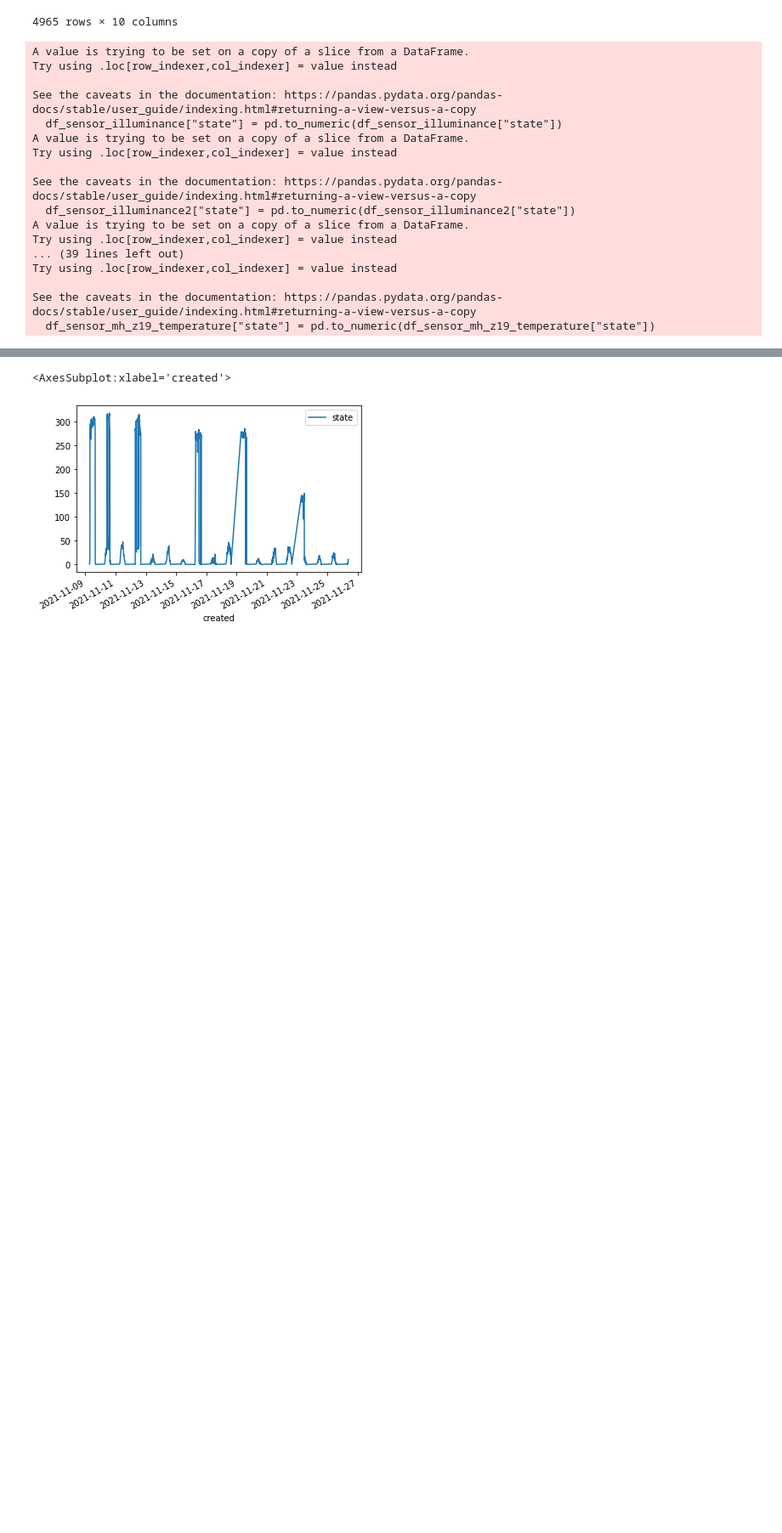
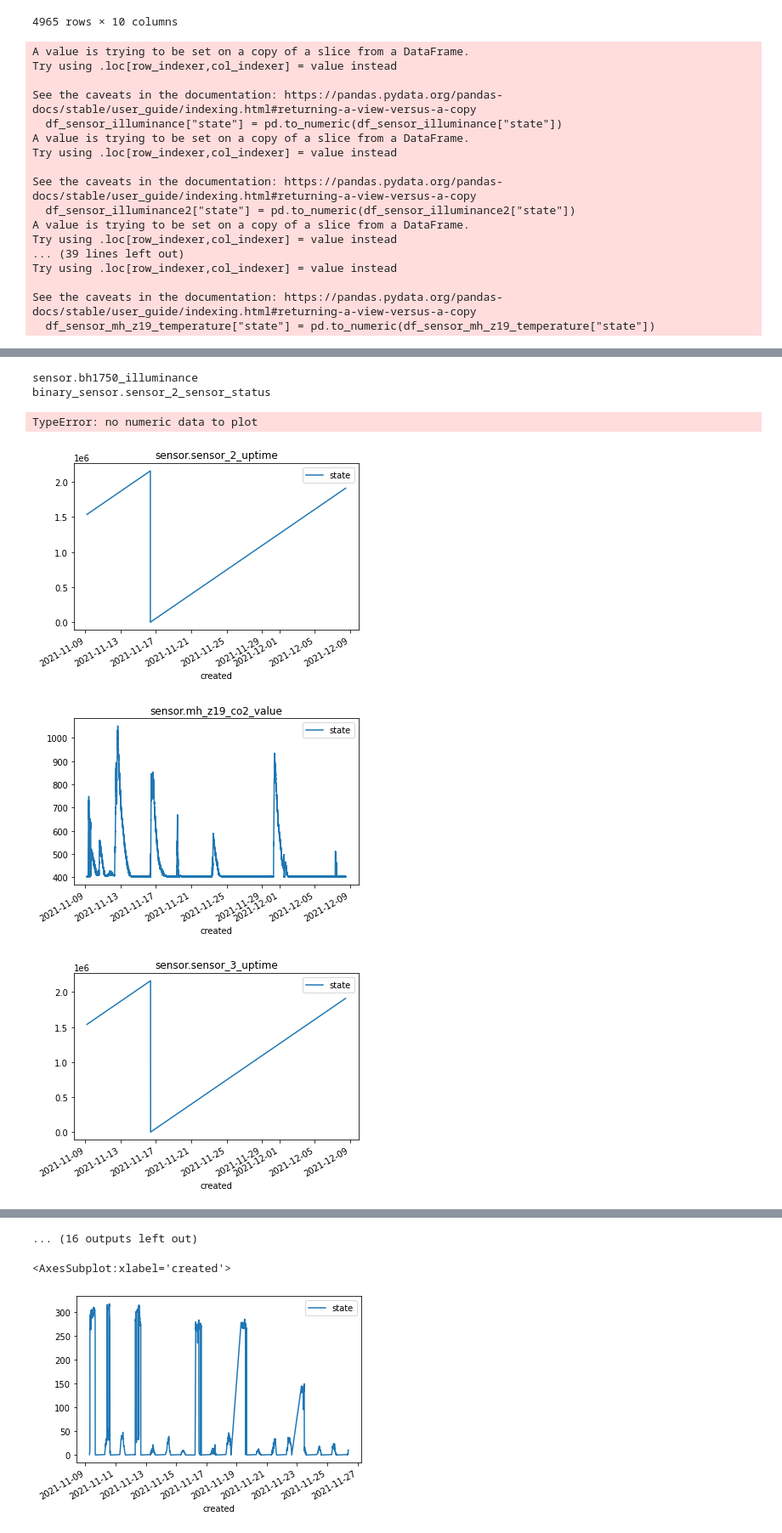
Before and after one commit to Addi500/Git, a Jupyter notebook: daten screening bi.ipynb, the cells around one changed output, grey strips where cells are left out. Shown at 85% size. Drawn from its saved outputs; the diff is of its cells as text; code cells hidden in the pictures; blank space fills up the shorter version.

```diff
--- a/daten screening bi.ipynb
+++ b/daten screening bi.ipynb
@@ -458,3 +472,8 @@ Try using .loc[row_indexer,col_indexer] = value instead
 
 See the caveats in the documentation: https://pandas.pydata.org/pandas-docs/stable/user_guide/indexing.html#returning-a-view-versus-a-copy
   df_sensor_mh_z19_temperature["state"] = pd.to_numeric(df_sensor_mh_z19_temperature["state"])
+# %%
+for i in df_dict:
+    print(i)
+    df_dict[i].plot(x="created", y="state", title=i)
+# %% [output]
@@ -460,0 +497,6 @@ See the caveats in the documentation: https://pandas.pydata.org/pandas-docs/stab
+sensor.bh1750_illuminance
+binary_sensor.sensor_2_sensor_status
+TypeError: no numeric data to plot
+[figure, added]
+[figure, added]
+[figure, added]
@@ -461,3 +509,4 @@ See the caveats in the documentation: https://pandas.pydata.org/pandas-docs/stab
+... (16 outputs left out)
 # %%
 df_sensor_illuminance.plot(x="created", y="state")
 # %% [output]
```
Also changed, not shown: parts of 6 cells of this notebook, 2 other files.
